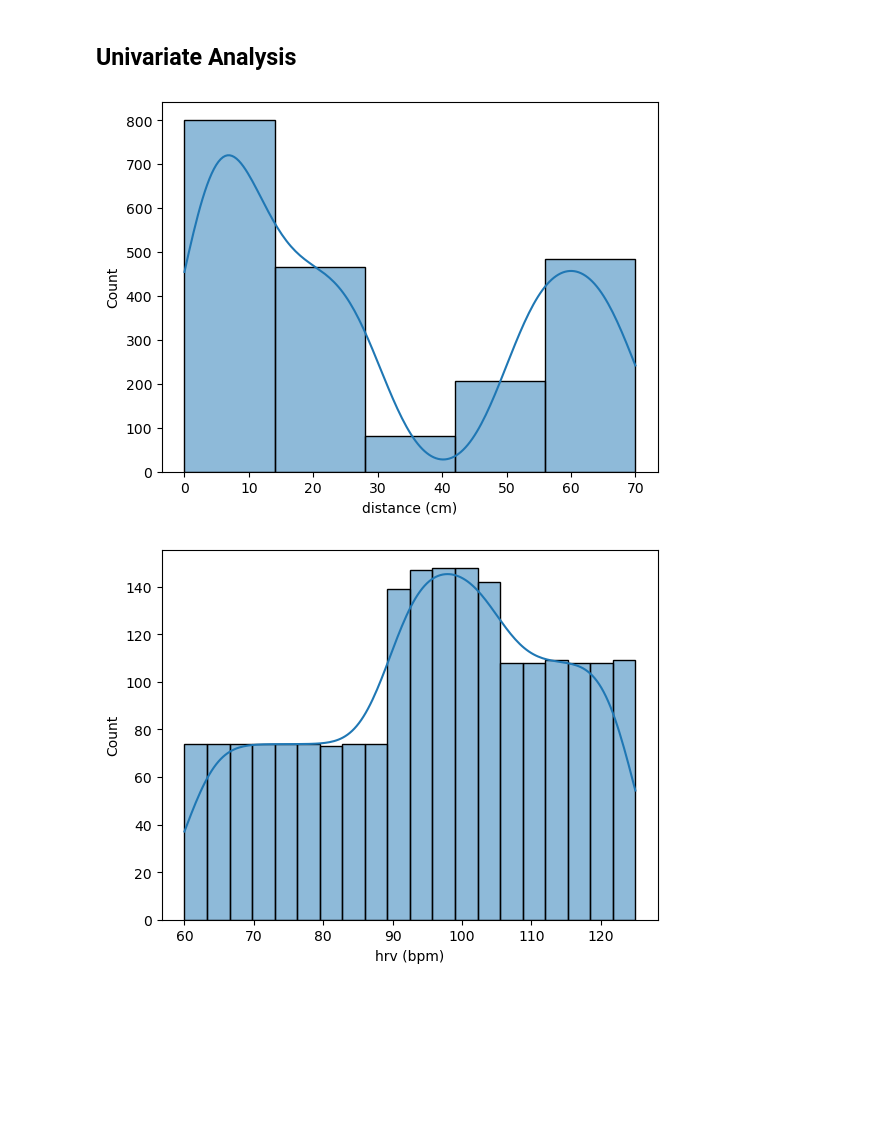
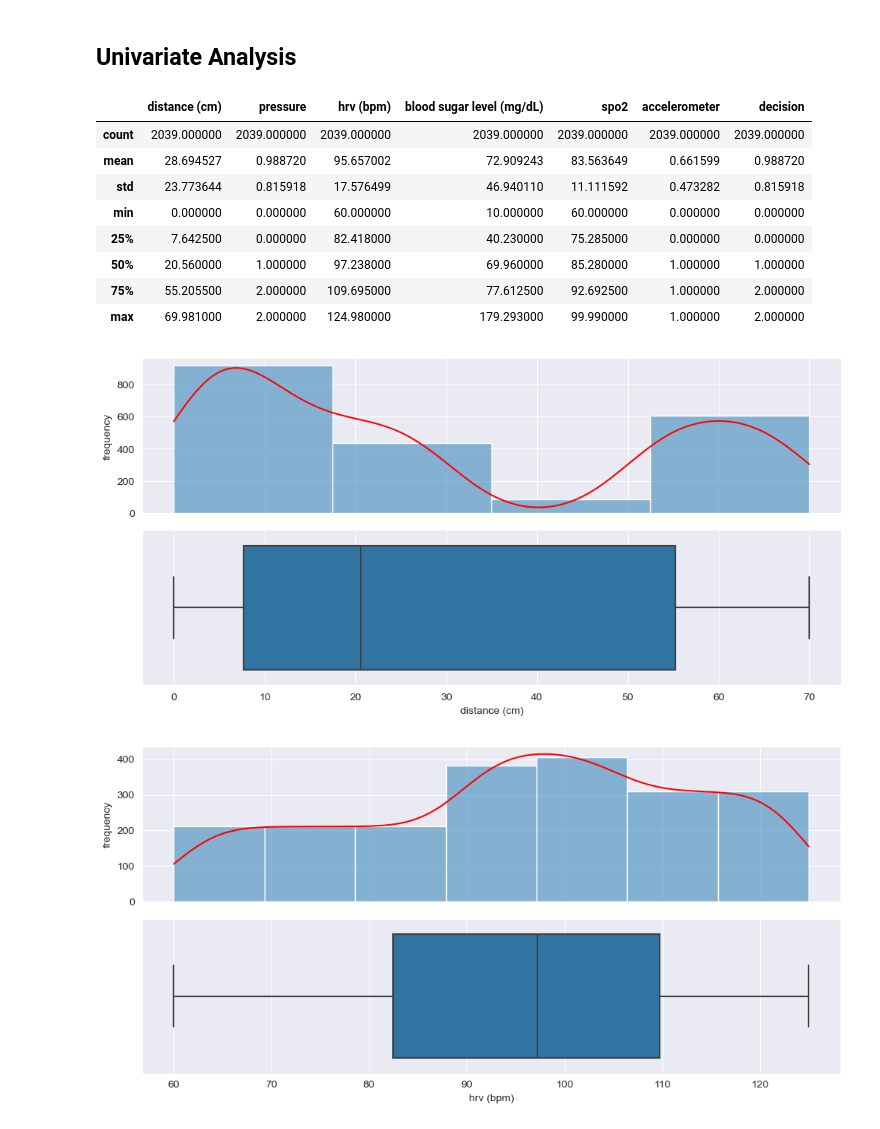
Before and after one commit to kevinbrnett/Fall-Prediction-Model, a Jupyter notebook: Exploratory Data Analysis.ipynb, the cells around one changed output. Drawn from its saved outputs; the diff is of its cells as text; code cells hidden in the pictures; blank space fills up the shorter version.

```diff
--- a/Exploratory Data Analysis.ipynb
+++ b/Exploratory Data Analysis.ipynb
@@ -4,6 +6,9 @@ import numpy as np
 import pandas as pd
 import seaborn as sns
 import matplotlib.pyplot as plt
+
+pd.set_option('display.max_rows', None)
+sns.set_style('darkgrid')
 # %%
 ## Load data
 df = pd.read_csv('Data/clean_fall_data.csv')
@@ -59,20 +64,49 @@ memory usage: 111.6 KB
 | 4 | 69.430 | 0 | 89.480 | 80.000 | 99.990 | 0 | 0 |
 # %% [markdown]
 ## Univariate Analysis
+# %%
+## Statistical description of the data
+df.describe()
+# %% [output]
+|  | distance (cm) | pressure | hrv (bpm) | blood sugar level (mg/dL) | spo2 | accelerometer | decision |
+| count | 2039.000000 | 2039.000000 | 2039.000000 | 2039.000000 | 2039.000000 | 2039.000000 | 2039.000000 |
+| mean | 28.694527 | 0.988720 | 95.657002 | 72.909243 | 83.563649 | 0.661599 | 0.988720 |
+| std | 23.773644 | 0.815918 | 17.576499 | 46.940110 | 11.111592 | 0.473282 | 0.815918 |
+| min | 0.000000 | 0.000000 | 60.000000 | 10.000000 | 60.000000 | 0.000000 | 0.000000 |
+| 25% | 7.642500 | 0.000000 | 82.418000 | 40.230000 | 75.285000 | 0.000000 | 0.000000 |
+| 50% | 20.560000 | 1.000000 | 97.238000 | 69.960000 | 85.280000 | 1.000000 | 1.000000 |
+| 75% | 55.205500 | 2.000000 | 109.695000 | 77.612500 | 92.692500 | 1.000000 | 2.000000 |
+| max | 69.981000 | 2.000000 | 124.980000 | 179.293000 | 99.990000 | 1.000000 | 2.000000 |
 # %%
-# Create subsets of continous and categorical features
+# Create histograms and boxplots for continuous features
 
-bin_settings = {'distance (cm)': 5,'hrv (bpm)': 20,
-                'blood sugar level (mg/dL)': 10, 'spo2': 40}
+## Dictionary for custom bing settings when iterating through features
+bin_settings = {'distance (cm)': 4,'hrv (bpm)': 7,
+                'blood sugar level (mg/dL)':15, 'spo2': 5}
 
+## For loop to iterate through continuous features and display histogram and
+## boxplot, sharing the x-axis
 for col in df:
+
+    ## If statement to select dtype
     if df[col].dtype == 'float64':
+
+        ## Saving the bins dictionary to a variable
         bins = bin_settings.get(col, 'auto')
-        fig, ax = plt.subplots()
 
-        sns.histplot(data=df[col], bins=bins, kde=True)
-    else:
-        pass
+        ## Subplots configuration
+        fig, ax = plt.subplots(2,1, figsize=(10,5), sharex=True)
+
+        ## Histogram
+        sns.histplot(data=df[col], bins=bins, kde=True, ax=ax[0])
+        ax[0].lines[0].set_color('red')
+        ax[0].set_ylabel('frequency')
+
+        ## Boxplot
+        sns.boxplot(data=df, x=df[col], ax=ax[1])
+
+        plt.tight_layout()
+        plt.show()
 # %% [output]
-[figure, old version]
+[figure, new version]
-[figure, old version]
+[figure, new version]
```
Also changed, not shown: parts of 21 cells of this notebook.
